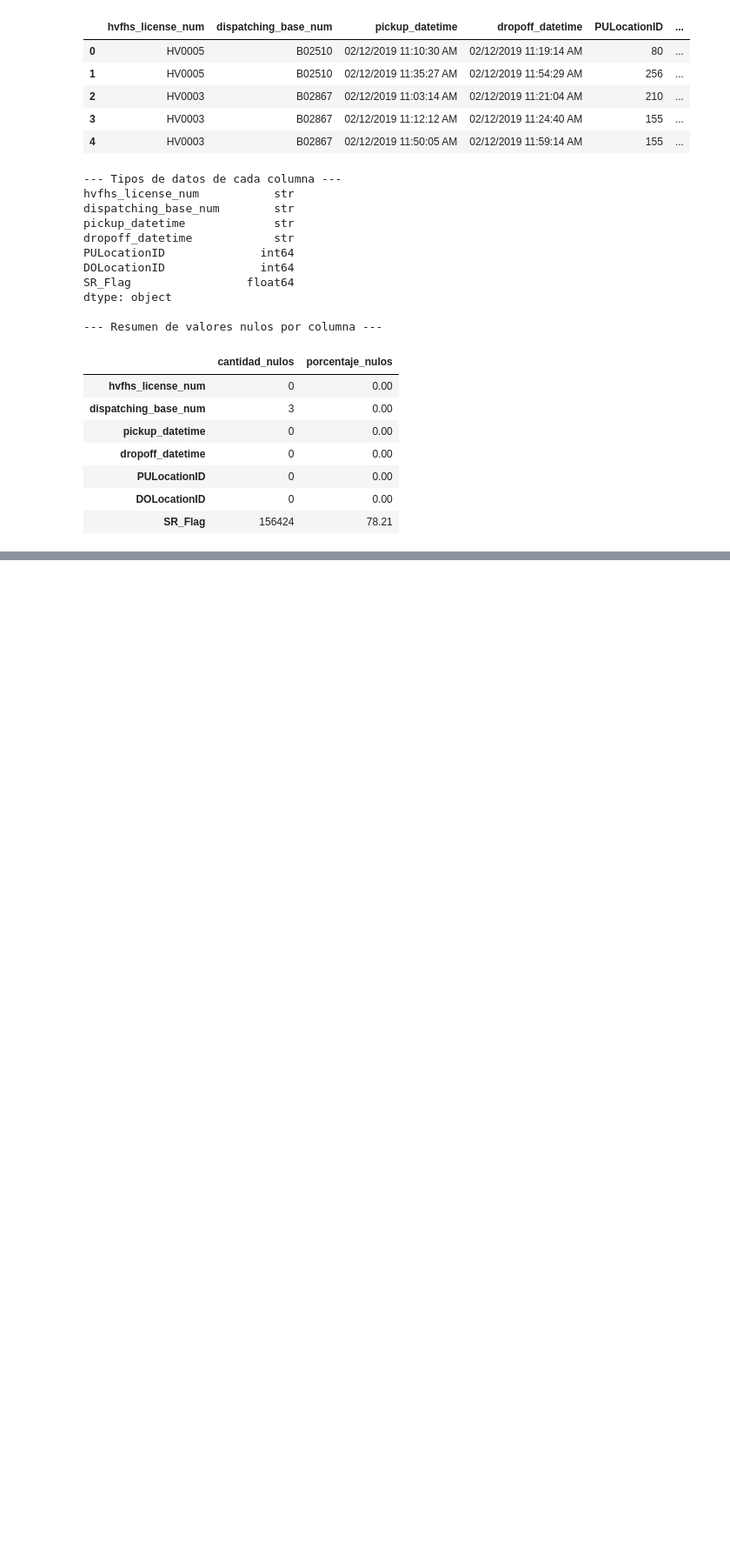
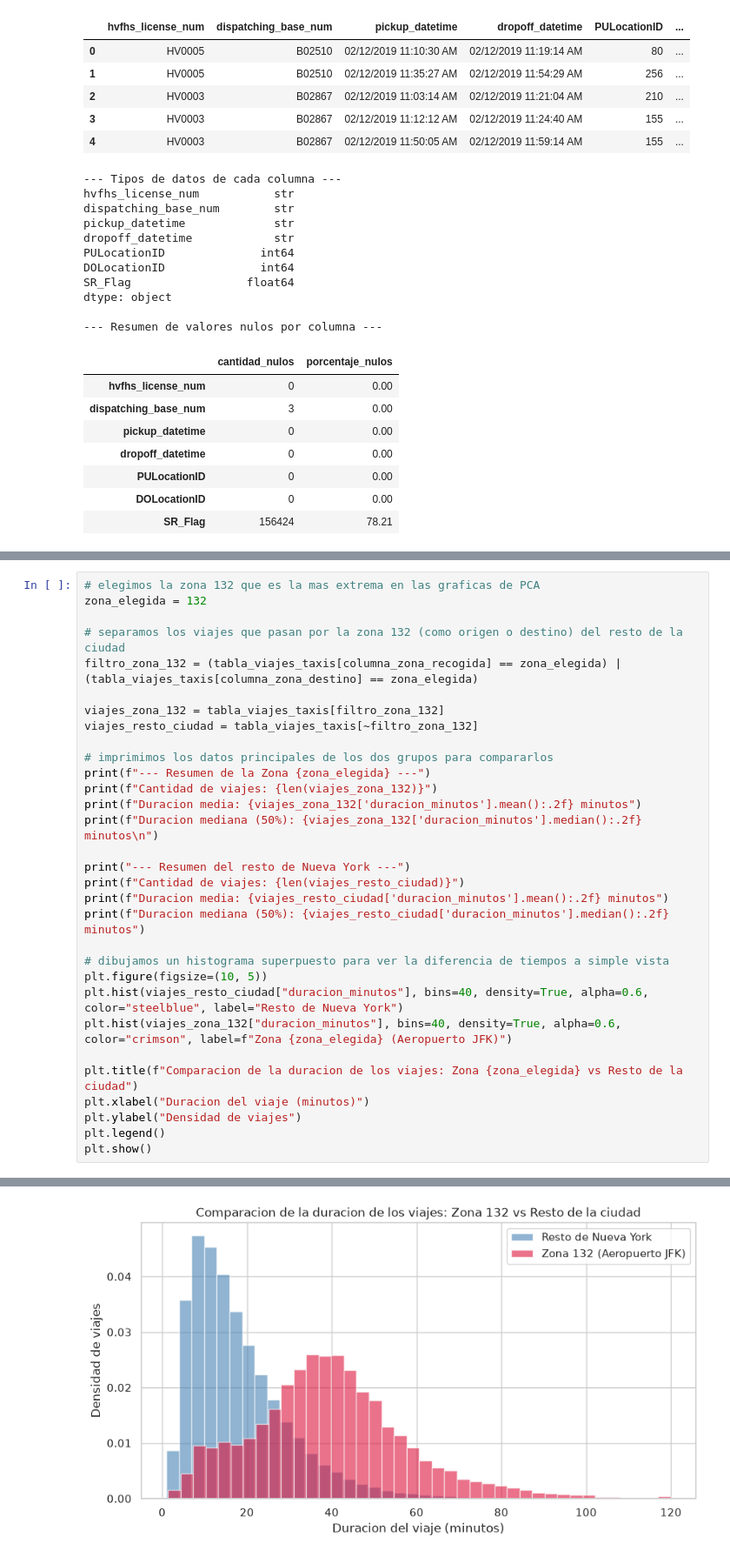
Before and after one commit to carlosOvies-dev/Sistemas_Aprendizaje_Automatico, a Jupyter notebook: 01_taxis_ny/analisis_taxis_ny.ipynb, the cells around one changed output, grey strips where cells are left out. Shown at 87% size. Cells and saved outputs as stored; diff of their text form; blank space fills up the shorter version.

```diff
--- a/01_taxis_ny/analisis_taxis_ny.ipynb
+++ b/01_taxis_ny/analisis_taxis_ny.ipynb
@@ -111,0 +515,32 @@ dtype: object
+# %%
+# elegimos la zona 132 que es la mas extrema en las graficas de PCA
+zona_elegida = 132
+
+# separamos los viajes que pasan por la zona 132 (como origen o destino) del resto de la ciudad
+filtro_zona_132 = (tabla_viajes_taxis[columna_zona_recogida] == zona_elegida) | (tabla_viajes_taxis[columna_zona_destino] == zona_elegida)
+
+viajes_zona_132 = tabla_viajes_taxis[filtro_zona_132]
+viajes_resto_ciudad = tabla_viajes_taxis[~filtro_zona_132]
+
+# imprimimos los datos principales de los dos grupos para compararlos
+print(f"--- Resumen de la Zona {zona_elegida} ---")
+print(f"Cantidad de viajes: {len(viajes_zona_132)}")
+print(f"Duracion media: {viajes_zona_132['duracion_minutos'].mean():.2f} minutos")
+print(f"Duracion mediana (50%): {viajes_zona_132['duracion_minutos'].median():.2f} minutos\n")
+
+print("--- Resumen del resto de Nueva York ---")
+print(f"Cantidad de viajes: {len(viajes_resto_ciudad)}")
+print(f"Duracion media: {viajes_resto_ciudad['duracion_minutos'].mean():.2f} minutos")
+print(f"Duracion mediana (50%): {viajes_resto_ciudad['duracion_minutos'].median():.2f} minutos")
+
+# dibujamos un histograma superpuesto para ver la diferencia de tiempos a simple vista
+plt.figure(figsize=(10, 5))
+plt.hist(viajes_resto_ciudad["duracion_minutos"], bins=40, density=True, alpha=0.6, color="steelblue", label="Resto de Nueva York")
+plt.hist(viajes_zona_132["duracion_minutos"], bins=40, density=True, alpha=0.6, color="crimson", label=f"Zona {zona_elegida} (Aeropuerto JFK)")
+
+plt.title(f"Comparacion de la duracion de los viajes: Zona {zona_elegida} vs Resto de la ciudad")
+plt.xlabel("Duracion del viaje (minutos)")
+plt.ylabel("Densidad de viajes")
+plt.legend()
+plt.show()
+# %% [output]
@@ -111,0 +556 @@ dtype: object
+[figure, added]
```
Also changed, not shown: parts of 25 cells of this notebook, 2 other files.
